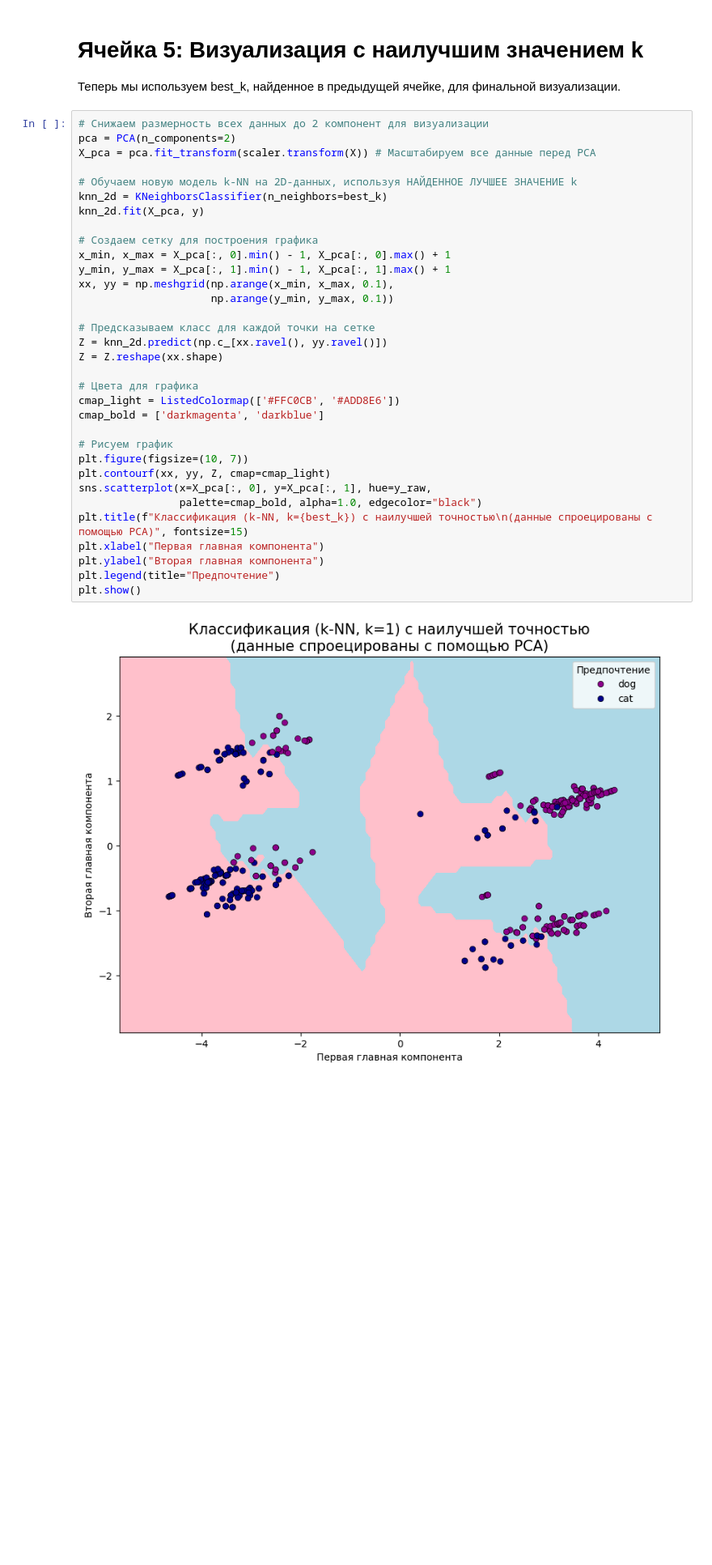
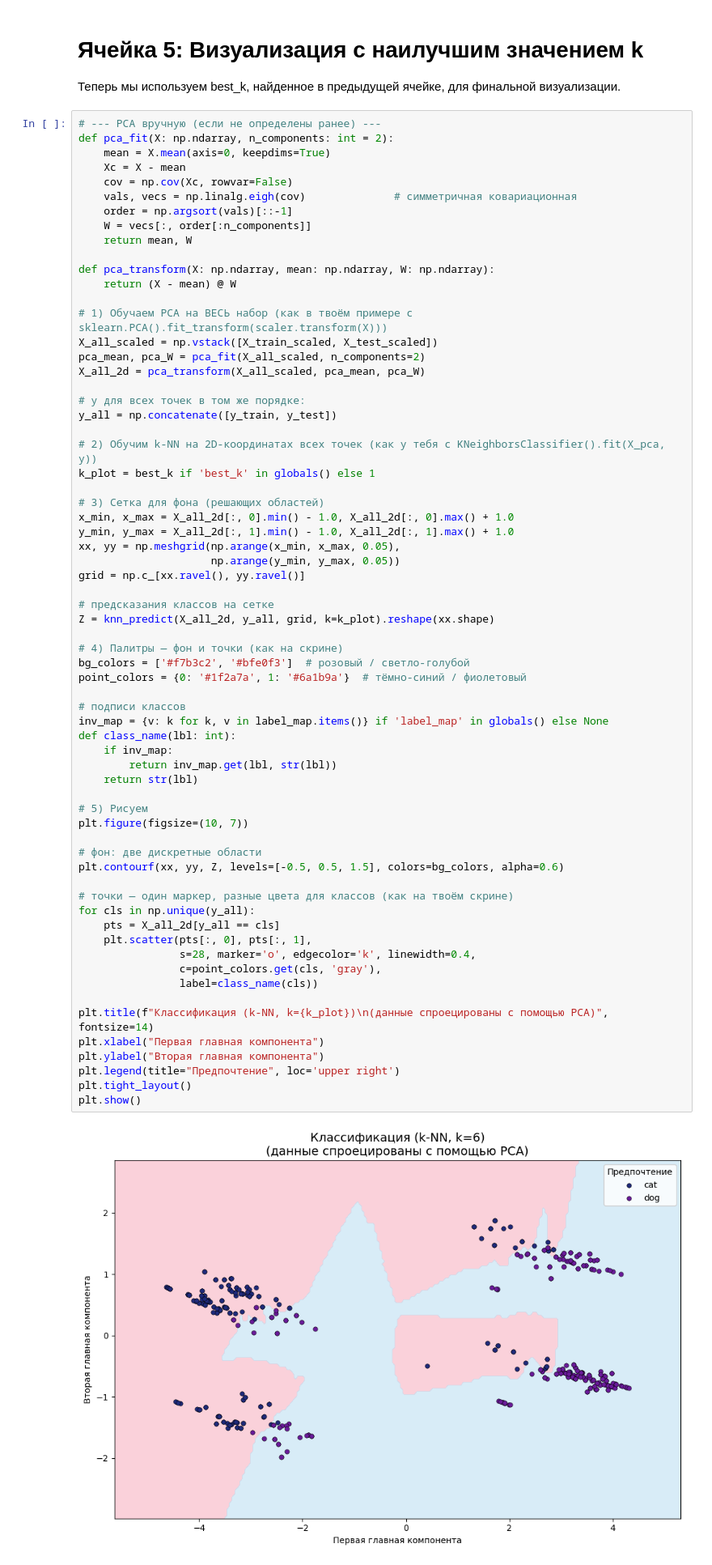
Before and after one commit to HellCatten/pr1, a Jupyter notebook: KK.ipynb, the cells around one changed output. Shown at 81% size. Cells and saved outputs as stored; diff of their text form; blank space fills up the shorter version.

```diff
--- a/KK.ipynb
+++ b/KK.ipynb
@@ -174,37 +273,70 @@ print(f"Максимальная точность на тестовой выбо
 # Ячейка 5: Визуализация с наилучшим значением k
 Теперь мы используем best_k, найденное в предыдущей ячейке, для финальной визуализации.
 # %%
-# Снижаем размерность всех данных до 2 компонент для визуализации
-pca = PCA(n_components=2)
-X_pca = pca.fit_transform(scaler.transform(X)) # Масштабируем все данные перед PCA
+# --- PCA вручную (если не определены ранее) ---
+def pca_fit(X: np.ndarray, n_components: int = 2):
+    mean = X.mean(axis=0, keepdims=True)
+    Xc = X - mean
+    cov = np.cov(Xc, rowvar=False)
+    vals, vecs = np.linalg.eigh(cov)              # симметричная ковариационная
+    order = np.argsort(vals)[::-1]
+    W = vecs[:, order[:n_components]]
+    return mean, W
 
-# Обучаем новую модель k-NN на 2D-данных, используя НАЙДЕННОЕ ЛУЧШЕЕ ЗНАЧЕНИЕ k
-knn_2d = KNeighborsClassifier(n_neighbors=best_k)
-knn_2d.fit(X_pca, y)
+def pca_transform(X: np.ndarray, mean: np.ndarray, W: np.ndarray):
+    return (X - mean) @ W
 
-# Создаем сетку для построения графика
-x_min, x_max = X_pca[:, 0].min() - 1, X_pca[:, 0].max() + 1
-y_min, y_max = X_pca[:, 1].min() - 1, X_pca[:, 1].max() + 1
-xx, yy = np.meshgrid(np.arange(x_min, x_max, 0.1),
-                     np.arange(y_min, y_max, 0.1))
+# 1) Обучаем PCA на ВЕСЬ набор (как в твоём примере с sklearn.PCA().fit_transform(scaler.transform(X)))
+X_all_scaled = np.vstack([X_train_scaled, X_test_scaled])
+pca_mean, pca_W = pca_fit(X_all_scaled, n_components=2)
+X_all_2d = pca_transform(X_all_scaled, pca_mean, pca_W)
 
-# Предсказываем класс для каждой точки на сетке
-Z = knn_2d.predict(np.c_[xx.ravel(), yy.ravel()])
-Z = Z.reshape(xx.shape)
+# y для всех точек в том же порядке:
+y_all = np.concatenate([y_train, y_test])
 
-# Цвета для графика
-cmap_light = ListedColormap(['#FFC0CB', '#ADD8E6'])
-cmap_bold = ['darkmagenta', 'darkblue']
+# 2) Обучим k-NN на 2D-координатах всех точек (как у тебя с KNeighborsClassifier().fit(X_pca, y))
+k_plot = best_k if 'best_k' in globals() else 1
 
-# Рисуем график
+# 3) Сетка для фона (решающих областей)
+x_min, x_max = X_all_2d[:, 0].min() - 1.0, X_all_2d[:, 0].max() + 1.0
+y_min, y_max = X_all_2d[:, 1].min() - 1.0, X_all_2d[:, 1].max() + 1.0
+xx, yy = np.meshgrid(np.arange(x_min, x_max, 0.05),
+                     np.arange(y_min, y_max, 0.05))
+grid = np.c_[xx.ravel(), yy.ravel()]
+
+# предсказания классов на сетке
+Z = knn_predict(X_all_2d, y_all, grid, k=k_plot).reshape(xx.shape)
+
+# 4) Палитры — фон и точки (как на скрине)
+bg_colors = ['#f7b3c2', '#bfe0f3']  # розовый / светло-голубой
+point_colors = {0: '#1f2a7a', 1: '#6a1b9a'}  # тёмно-синий / фиолетовый
+
+# подписи классов
+inv_map = {v: k for k, v in label_map.items()} if 'label_map' in globals() else None
+def class_name(lbl: int):
+    if inv_map:
+        return inv_map.get(lbl, str(lbl))
+    return str(lbl)
+
+# 5) Рисуем
 plt.figure(figsize=(10, 7))
-plt.contourf(xx, yy, Z, cmap=cmap_light)
-sns.scatterplot(x=X_pca[:, 0], y=X_pca[:, 1], hue=y_raw,
-                palette=cmap_bold, alpha=1.0, edgecolor="black")
-plt.title(f"Классификация (k-NN, k={best_k}) с наилучшей точностью\n(данные спроецированы с помощью PCA)", fontsize=15)
+
+# фон: две дискретные области
+plt.contourf(xx, yy, Z, levels=[-0.5, 0.5, 1.5], colors=bg_colors, alpha=0.6)
+
+# точки — один маркер, разные цвета для классов (как на твоём скрине)
+for cls in np.unique(y_all):
+    pts = X_all_2d[y_all == cls]
+    plt.scatter(pts[:, 0], pts[:, 1],
+                s=28, marker='o', edgecolor='k', linewidth=0.4,
+                c=point_colors.get(cls, 'gray'),
+                label=class_name(cls))
+
+plt.title(f"Классификация (k-NN, k={k_plot})\n(данные спроецированы с помощью PCA)", fontsize=14)
 plt.xlabel("Первая главная компонента")
 plt.ylabel("Вторая главная компонента")
-plt.legend(title="Предпочтение")
+plt.legend(title="Предпочтение", loc='upper right')
+plt.tight_layout()
 plt.show()
 # %% [output]
-[figure, old version]
+[figure, new version]
```
Also changed, not shown: parts of 4 cells of this notebook, 2 other files.
